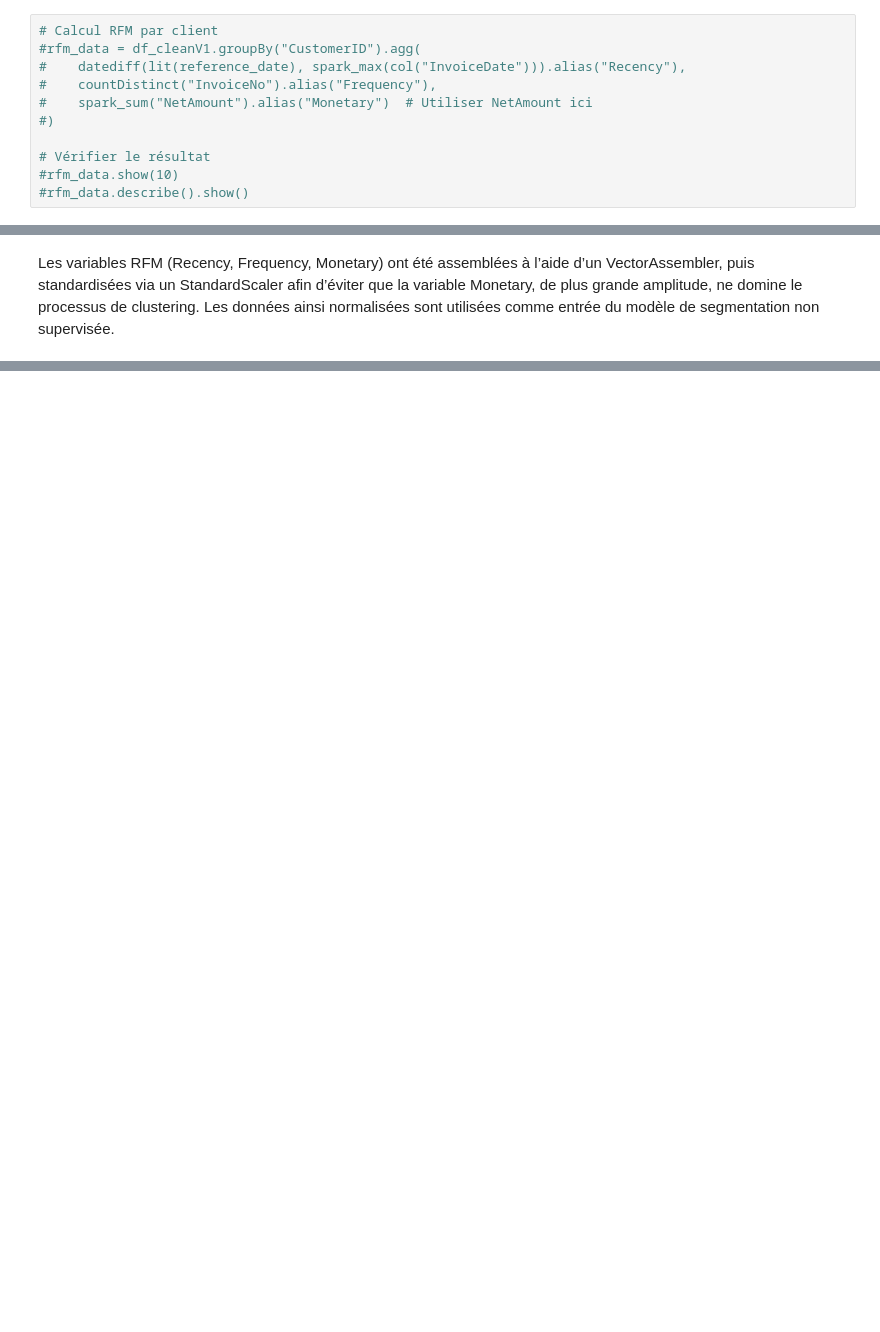
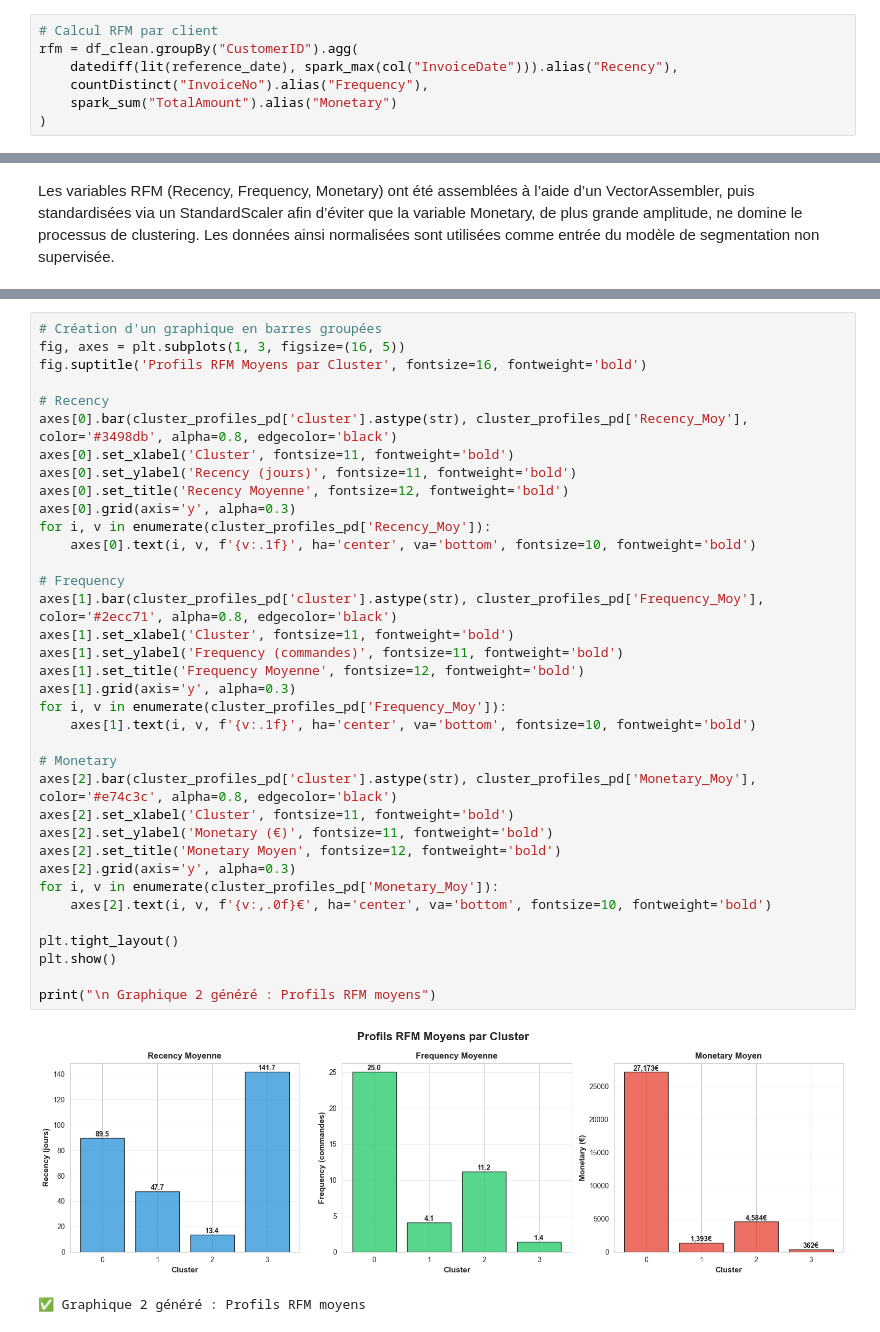
Before and after one commit to EdLac/spark-ecommerce, a Jupyter notebook: notebooks/ProjetFinal.ipynb, the cells around one changed output, grey strips where cells are left out. Cells and saved outputs as stored; diff of their text form; blank space fills up the shorter version.

```diff
--- a/notebooks/ProjetFinal.ipynb
+++ b/notebooks/ProjetFinal.ipynb
@@ -424,11 +321,7 @@ Calculer les variables RFM par client
 # %%
 # Calcul RFM par client
-#rfm_data = df_cleanV1.groupBy("CustomerID").agg(
-#    datediff(lit(reference_date), spark_max(col("InvoiceDate"))).alias("Recency"),
-#    countDistinct("InvoiceNo").alias("Frequency"),
-#    spark_sum("NetAmount").alias("Monetary")  # Utiliser NetAmount ici
-#)
-
-# Vérifier le résultat
-#rfm_data.show(10)
-#rfm_data.describe().show()
+rfm = df_clean.groupBy("CustomerID").agg(
+    datediff(lit(reference_date), spark_max(col("InvoiceDate"))).alias("Recency"),
+    countDistinct("InvoiceNo").alias("Frequency"),
+    spark_sum("TotalAmount").alias("Monetary")
+)
@@ -731,0 +1030,39 @@ Nous retenons donc k=2 pour un compromis optimal entre qualité de séparation e
+# %%
+# Création d'un graphique en barres groupées
+fig, axes = plt.subplots(1, 3, figsize=(16, 5))
+fig.suptitle('Profils RFM Moyens par Cluster', fontsize=16, fontweight='bold')
+
+# Recency
+axes[0].bar(cluster_profiles_pd['cluster'].astype(str), cluster_profiles_pd['Recency_Moy'], color='#3498db', alpha=0.8, edgecolor='black')
+axes[0].set_xlabel('Cluster', fontsize=11, fontweight='bold')
+axes[0].set_ylabel('Recency (jours)', fontsize=11, fontweight='bold')
+axes[0].set_title('Recency Moyenne', fontsize=12, fontweight='bold')
+axes[0].grid(axis='y', alpha=0.3)
+for i, v in enumerate(cluster_profiles_pd['Recency_Moy']):
+    axes[0].text(i, v, f'{v:.1f}', ha='center', va='bottom', fontsize=10, fontweight='bold')
+
+# Frequency
+axes[1].bar(cluster_profiles_pd['cluster'].astype(str), cluster_profiles_pd['Frequency_Moy'], color='#2ecc71', alpha=0.8, edgecolor='black')
+axes[1].set_xlabel('Cluster', fontsize=11, fontweight='bold')
+axes[1].set_ylabel('Frequency (commandes)', fontsize=11, fontweight='bold')
+axes[1].set_title('Frequency Moyenne', fontsize=12, fontweight='bold')
+axes[1].grid(axis='y', alpha=0.3)
+for i, v in enumerate(cluster_profiles_pd['Frequency_Moy']):
+    axes[1].text(i, v, f'{v:.1f}', ha='center', va='bottom', fontsize=10, fontweight='bold')
+
+# Monetary
+axes[2].bar(cluster_profiles_pd['cluster'].astype(str), cluster_profiles_pd['Monetary_Moy'], color='#e74c3c', alpha=0.8, edgecolor='black')
+axes[2].set_xlabel('Cluster', fontsize=11, fontweight='bold')
+axes[2].set_ylabel('Monetary (€)', fontsize=11, fontweight='bold')
+axes[2].set_title('Monetary Moyen', fontsize=12, fontweight='bold')
+axes[2].grid(axis='y', alpha=0.3)
+for i, v in enumerate(cluster_profiles_pd['Monetary_Moy']):
+    axes[2].text(i, v, f'{v:,.0f}€', ha='center', va='bottom', fontsize=10, fontweight='bold')
+
+plt.tight_layout()
+plt.show()
+
+print("\n Graphique 2 généré : Profils RFM moyens")
+# %% [output]
+[figure, added]
+✅ Graphique 2 généré : Profils RFM moyens
```
Also changed, not shown: parts of 115 cells of this notebook.
